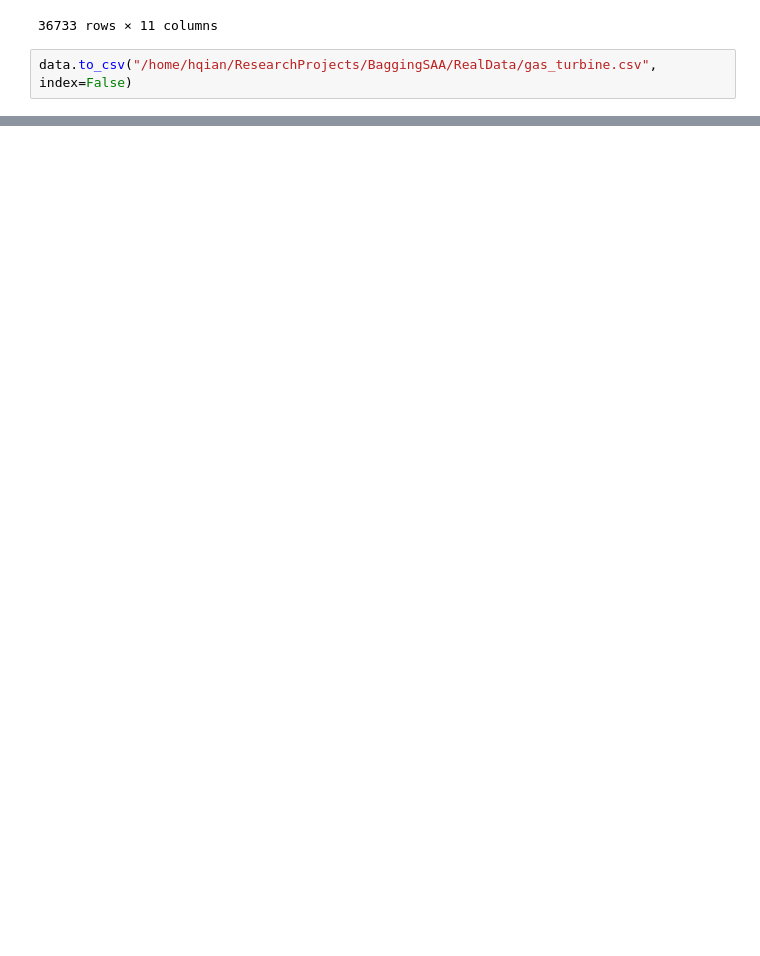
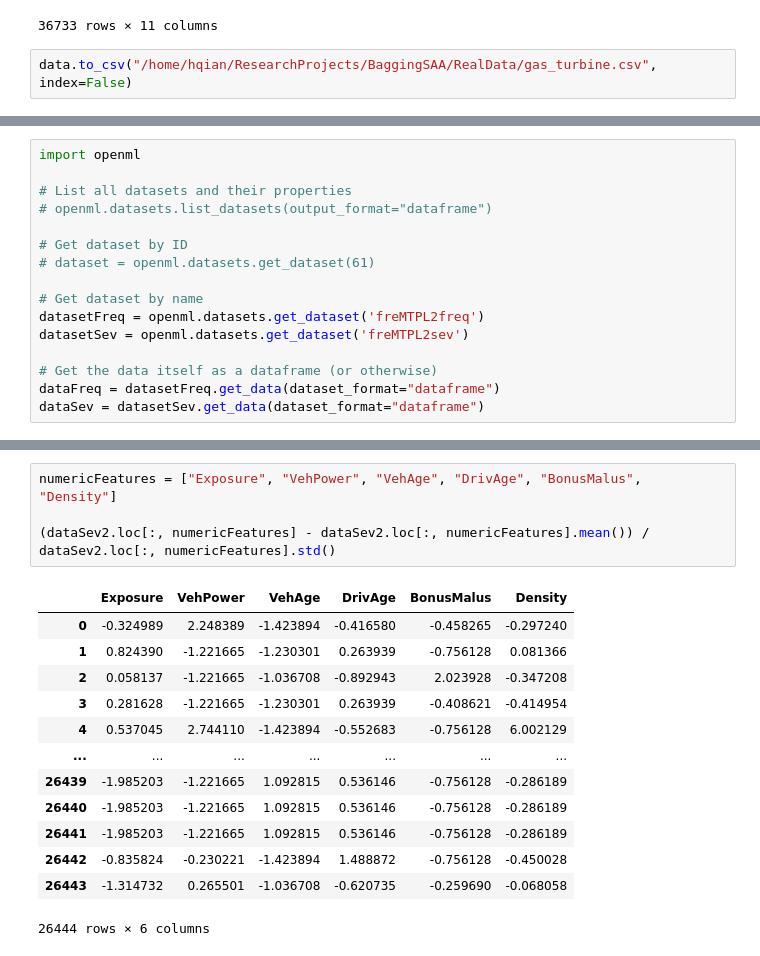
Before and after one commit to mickeyhqian/VoteEnsemble, a Jupyter notebook: dataProcessing.ipynb, the cells around one changed output, grey strips where cells are left out. Saved outputs shown, nothing was run; the diff lists cells and outputs as text; blank space fills up the shorter version.

```diff
--- a/dataProcessing.ipynb
+++ b/dataProcessing.ipynb
@@ -577,0 +580,16 @@ data.to_csv("/home/hqian/ResearchProjects/BaggingSAA/RealData/gas_turbine.csv",
+# %%
+import openml
+
+# List all datasets and their properties
+# openml.datasets.list_datasets(output_format="dataframe")
+
+# Get dataset by ID
+# dataset = openml.datasets.get_dataset(61)
+
+# Get dataset by name
+datasetFreq = openml.datasets.get_dataset('freMTPL2freq')
+datasetSev = openml.datasets.get_dataset('freMTPL2sev')
+
+# Get the data itself as a dataframe (or otherwise)
+dataFreq = datasetFreq.get_data(dataset_format="dataframe")
+dataSev = datasetSev.get_data(dataset_format="dataframe")
@@ -577,0 +633,18 @@ data.to_csv("/home/hqian/ResearchProjects/BaggingSAA/RealData/gas_turbine.csv",
+# %%
+numericFeatures = ["Exposure", "VehPower", "VehAge", "DrivAge", "BonusMalus", "Density"]
+
+(dataSev2.loc[:, numericFeatures] - dataSev2.loc[:, numericFeatures].mean()) / dataSev2.loc[:, numericFeatures].std()
+# %% [output]
+|  | Exposure | VehPower | VehAge | DrivAge | BonusMalus | Density |
+| 0 | -0.324989 | 2.248389 | -1.423894 | -0.416580 | -0.458265 | -0.297240 |
+| 1 | 0.824390 | -1.221665 | -1.230301 | 0.263939 | -0.756128 | 0.081366 |
+| 2 | 0.058137 | -1.221665 | -1.036708 | -0.892943 | 2.023928 | -0.347208 |
+| 3 | 0.281628 | -1.221665 | -1.230301 | 0.263939 | -0.408621 | -0.414954 |
+| 4 | 0.537045 | 2.744110 | -1.423894 | -0.552683 | -0.756128 | 6.002129 |
+| ... | ... | ... | ... | ... | ... | ... |
+| 26439 | -1.985203 | -1.221665 | 1.092815 | 0.536146 | -0.756128 | -0.286189 |
+| 26440 | -1.985203 | -1.221665 | 1.092815 | 0.536146 | -0.756128 | -0.286189 |
+| 26441 | -1.985203 | -1.221665 | 1.092815 | 0.536146 | -0.756128 | -0.286189 |
+| 26442 | -0.835824 | -0.230221 | -1.423894 | 1.488872 | -0.756128 | -0.450028 |
+| 26443 | -1.314732 | 0.265501 | -1.036708 | -0.620735 | -0.259690 | -0.068058 |
+26444 rows × 6 columns
```
Also changed, not shown: parts of 8 cells of this notebook, 4 other files.
